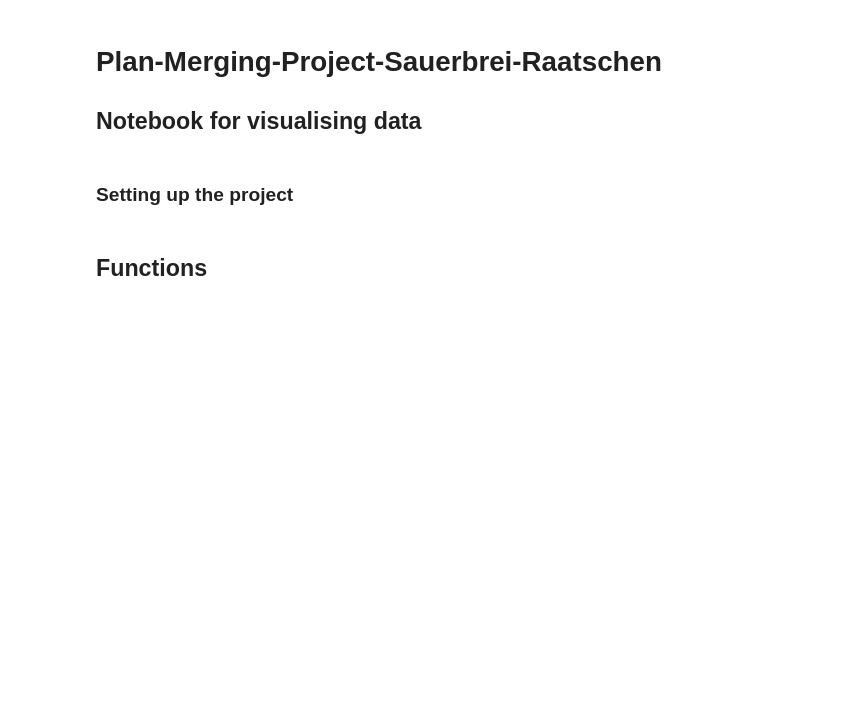
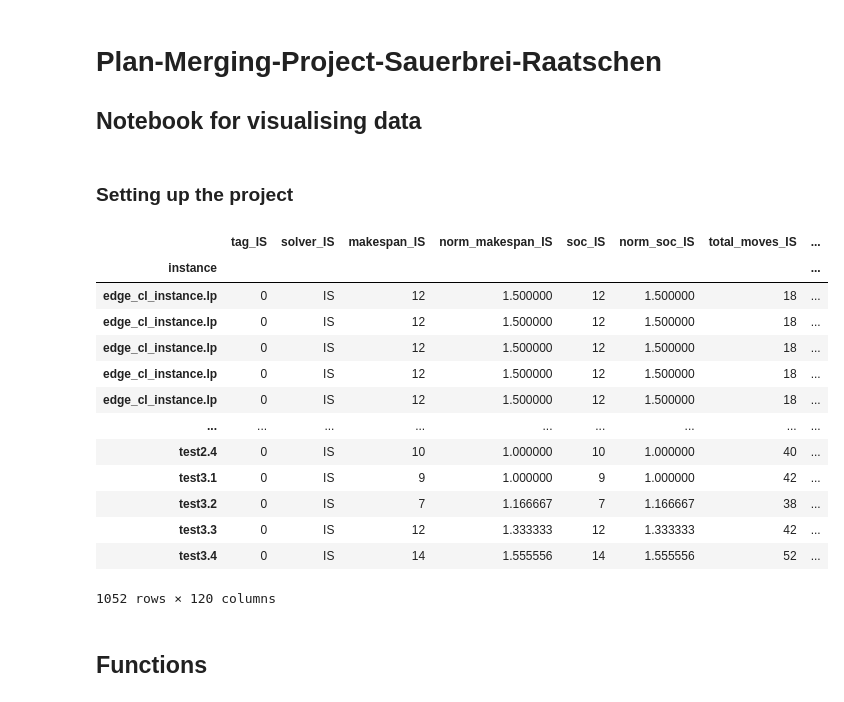
Before and after one commit to PaulRaatschen/Plan-Merging-Project-Sauerbrei-Raatschen, a Jupyter notebook: solvers/Benchmark-Notebook.ipynb, the cells around one changed output. Saved outputs shown, nothing was run; the diff lists cells and outputs as text; code cells hidden in the pictures; blank space fills up the shorter version.

```diff
--- a/solvers/Benchmark-Notebook.ipynb
+++ b/solvers/Benchmark-Notebook.ipynb
@@ -25,8 +31,28 @@ cbsdf = df[df['solver'] == 'CBS']
 # %%
 #Joining data by instance
 
-combineddf = spdf.set_index('instance').join(ppdf.set_index('instance'),lsuffix="_SP", rsuffix="_PP")
-combineddf = combineddf.join(cbsdf.set_index('instance').add_suffix('_CBS'),lsuffix="",rsuffix="")
+combineddf = singledf[allSolver[0]].set_index('instance').add_suffix("_"+allSolver[0])
+
+for i in range(1,len(allSolver)):
+
+    combineddf = combineddf.join(singledf[allSolver[i]].set_index('instance').add_suffix('_'+allSolver[i]),lsuffix="",rsuffix="")
+
+combineddf.head(-4)
+# %% [output]
+|  | tag_IS | solver_IS | makespan_IS | norm_makespan_IS | soc_IS | norm_soc_IS | total_moves_IS | ... |
+| instance |  |  |  |  |  |  |  | ... |
+| edge_cl_instance.lp | 0 | IS | 12 | 1.500000 | 12 | 1.500000 | 18 | ... |
+| edge_cl_instance.lp | 0 | IS | 12 | 1.500000 | 12 | 1.500000 | 18 | ... |
+| edge_cl_instance.lp | 0 | IS | 12 | 1.500000 | 12 | 1.500000 | 18 | ... |
+| edge_cl_instance.lp | 0 | IS | 12 | 1.500000 | 12 | 1.500000 | 18 | ... |
+| edge_cl_instance.lp | 0 | IS | 12 | 1.500000 | 12 | 1.500000 | 18 | ... |
+| ... | ... | ... | ... | ... | ... | ... | ... | ... |
+| test2.4 | 0 | IS | 10 | 1.000000 | 10 | 1.000000 | 40 | ... |
+| test3.1 | 0 | IS | 9 | 1.000000 | 9 | 1.000000 | 42 | ... |
+| test3.2 | 0 | IS | 7 | 1.166667 | 7 | 1.166667 | 38 | ... |
+| test3.3 | 0 | IS | 12 | 1.333333 | 12 | 1.333333 | 42 | ... |
+| test3.4 | 0 | IS | 14 | 1.555556 | 14 | 1.555556 | 52 | ... |
+1052 rows × 120 columns
 # %% [markdown]
 ## Functions
 # %%
```
Also changed, not shown: parts of 6 cells of this notebook, 13 other files.
